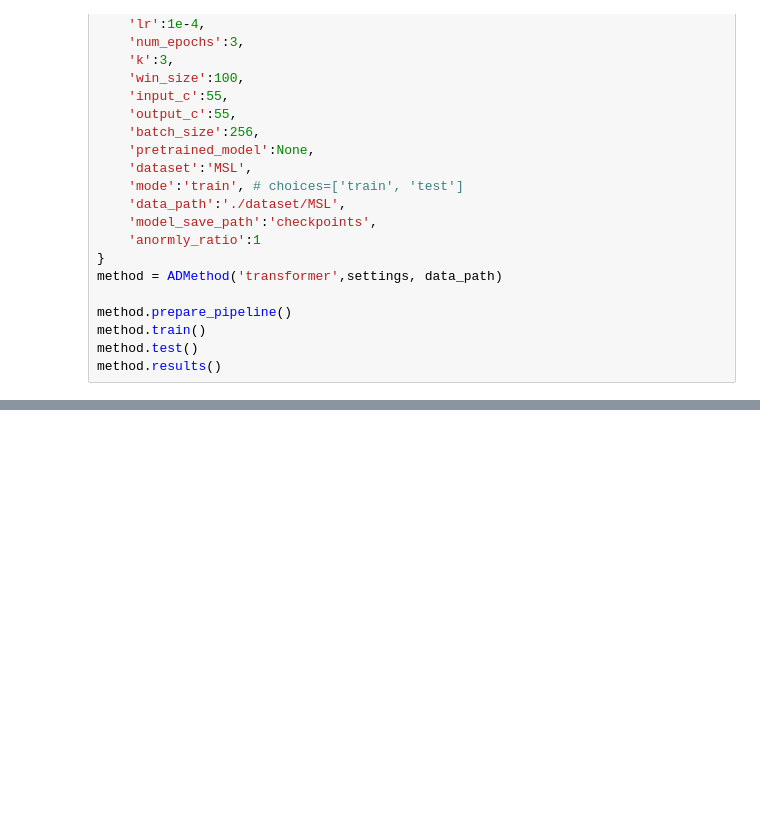
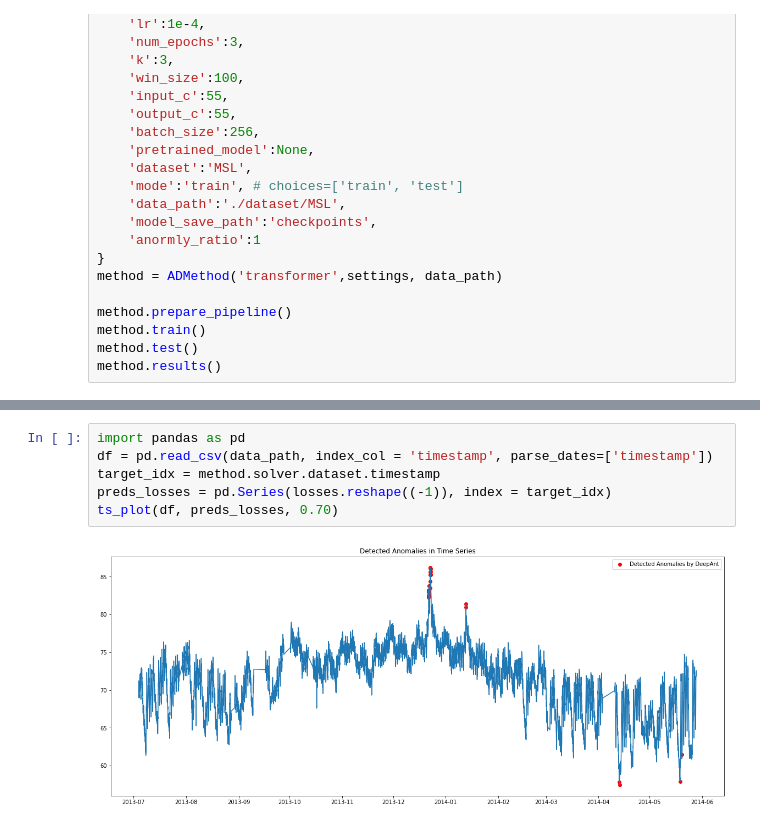
Before and after one commit to antonioalbanese/Time-Series-Anomaly-Detection-An-experimental-survey, a Jupyter notebook: Experiment.ipynb, the cells around one changed output, grey strips where cells are left out. Drawn from its saved outputs; the diff is of its cells as text; blank space fills up the shorter version.

```diff
--- a/Experiment.ipynb
+++ b/Experiment.ipynb
@@ -85,0 +155,8 @@ INFO:pytorch_lightning.utilities.rank_zero:`Trainer.fit` stopped: `max_epochs=1`
+# %%
+import pandas as pd
+df = pd.read_csv(data_path, index_col = 'timestamp', parse_dates=['timestamp'])
+target_idx = method.solver.dataset.timestamp
+preds_losses = pd.Series(losses.reshape((-1)), index = target_idx)
+ts_plot(df, preds_losses, 0.70)
+# %% [output]
+[figure, added]
```
Also changed, not shown: parts of 7 cells of this notebook.
